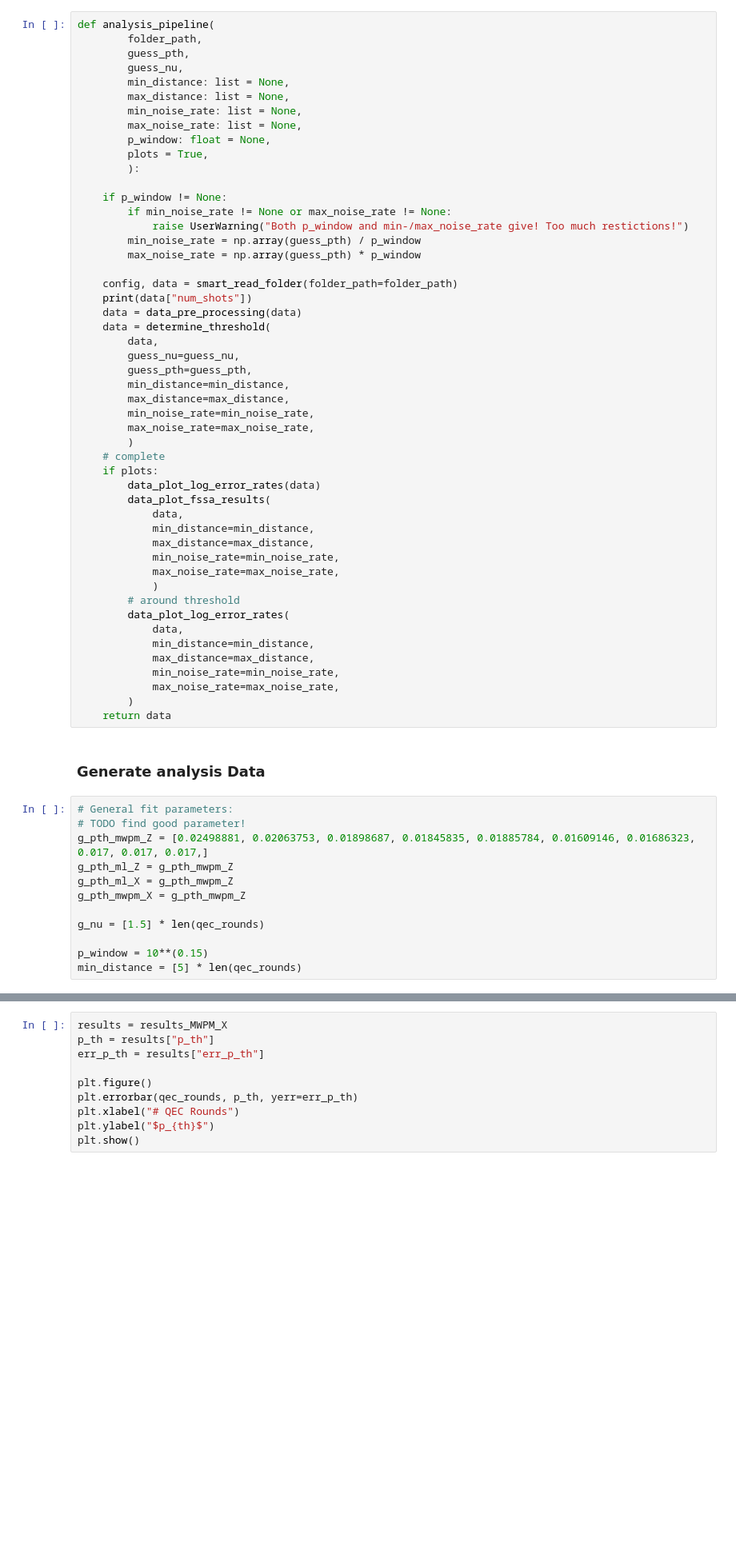
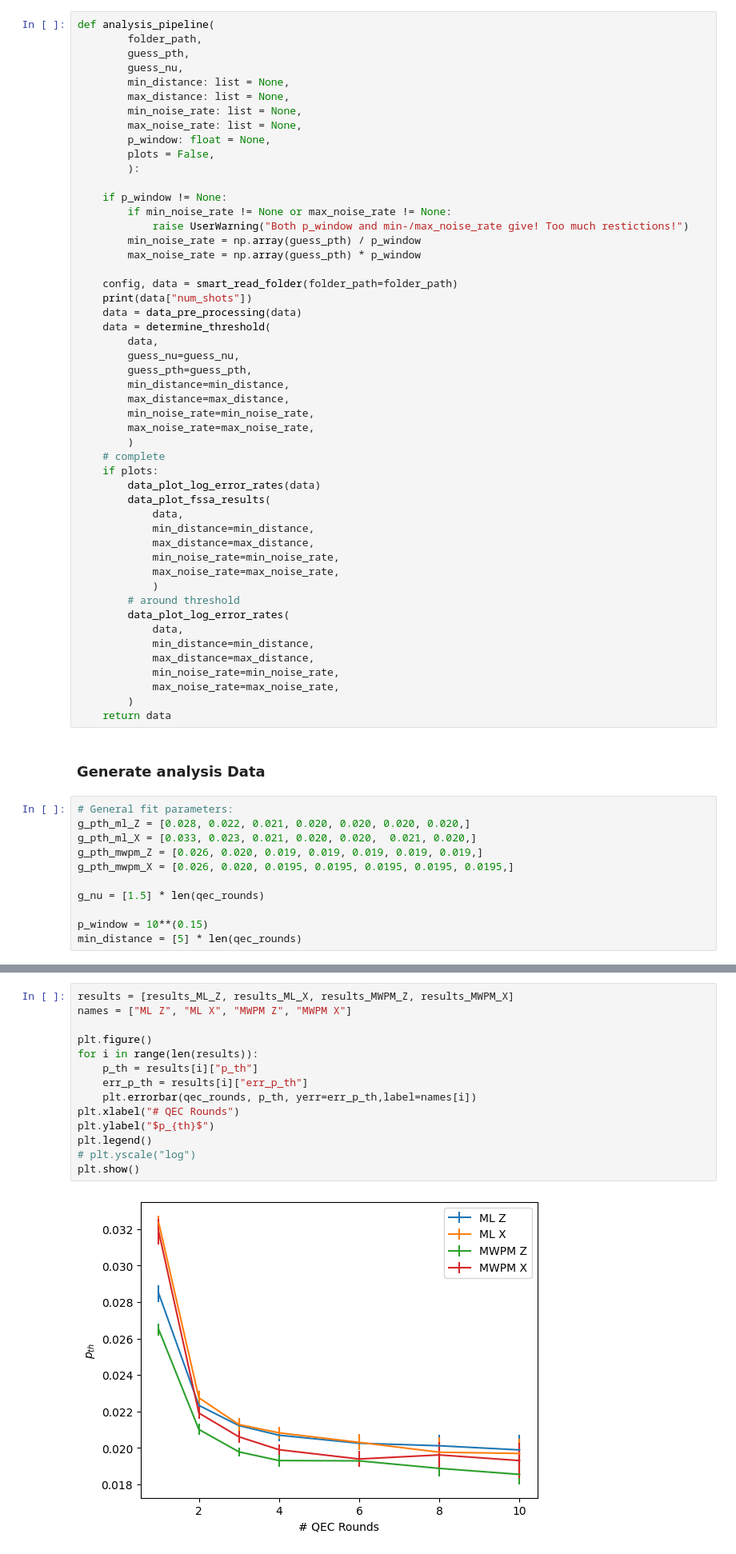
Before and after one commit to leonardlux/MasterArbeit, a Jupyter notebook: code/result_multi_round.ipynb, the cells around one changed output, grey strips where cells are left out. Shown at 80% size. Cells and saved outputs as stored; diff of their text form; blank space fills up the shorter version.

Commit message:
Mutli round results

```diff
--- a/code/result_multi_round.ipynb
+++ b/code/result_multi_round.ipynb
@@ -216,7 +216,7 @@ def analysis_pipeline(
         min_noise_rate: list = None,
         max_noise_rate: list = None,
         p_window: float = None,
-        plots = True,
+        plots = False,
         ):
 
     if p_window != None:
@@ -260,11 +260,10 @@ def analysis_pipeline(
 ### Generate analysis Data
 # %%
 # General fit parameters:
-# TODO find good parameter!
-g_pth_mwpm_Z = [0.02498881, 0.02063753, 0.01898687, 0.01845835, 0.01885784, 0.01609146, 0.01686323, 0.017, 0.017, 0.017,]
-g_pth_ml_Z = g_pth_mwpm_Z
-g_pth_ml_X = g_pth_mwpm_Z
-g_pth_mwpm_X = g_pth_mwpm_Z
+g_pth_ml_Z = [0.028, 0.022, 0.021, 0.020, 0.020, 0.020, 0.020,]
+g_pth_ml_X = [0.033, 0.023, 0.021, 0.020, 0.020,  0.021, 0.020,]
+g_pth_mwpm_Z = [0.026, 0.020, 0.019, 0.019, 0.019, 0.019, 0.019,]
+g_pth_mwpm_X = [0.026, 0.020, 0.0195, 0.0195, 0.0195, 0.0195, 0.0195,]
 
 g_nu = [1.5] * len(qec_rounds)
 
@@ -333,13 +404,19 @@ results_MWPM_X = result
 # %% [markdown]
 ## Results
 # %%
-results = results_MWPM_X
-p_th = results["p_th"]
-err_p_th = results["err_p_th"]
+results = [results_ML_Z, results_ML_X, results_MWPM_Z, results_MWPM_X]
+names = ["ML Z", "ML X", "MWPM Z", "MWPM X"]
 
 plt.figure()
-plt.errorbar(qec_rounds, p_th, yerr=err_p_th)
+for i in range(len(results)):
+    p_th = results[i]["p_th"]
+    err_p_th = results[i]["err_p_th"]
+    plt.errorbar(qec_rounds, p_th, yerr=err_p_th,label=names[i])
 plt.xlabel("# QEC Rounds")
 plt.ylabel("$p_{th}$")
+plt.legend()
+# plt.yscale("log")
 plt.show()
+# %% [output]
+[figure, added]
 # %%
```
Also changed, not shown: parts of 6 cells of this notebook, 7 other files.
